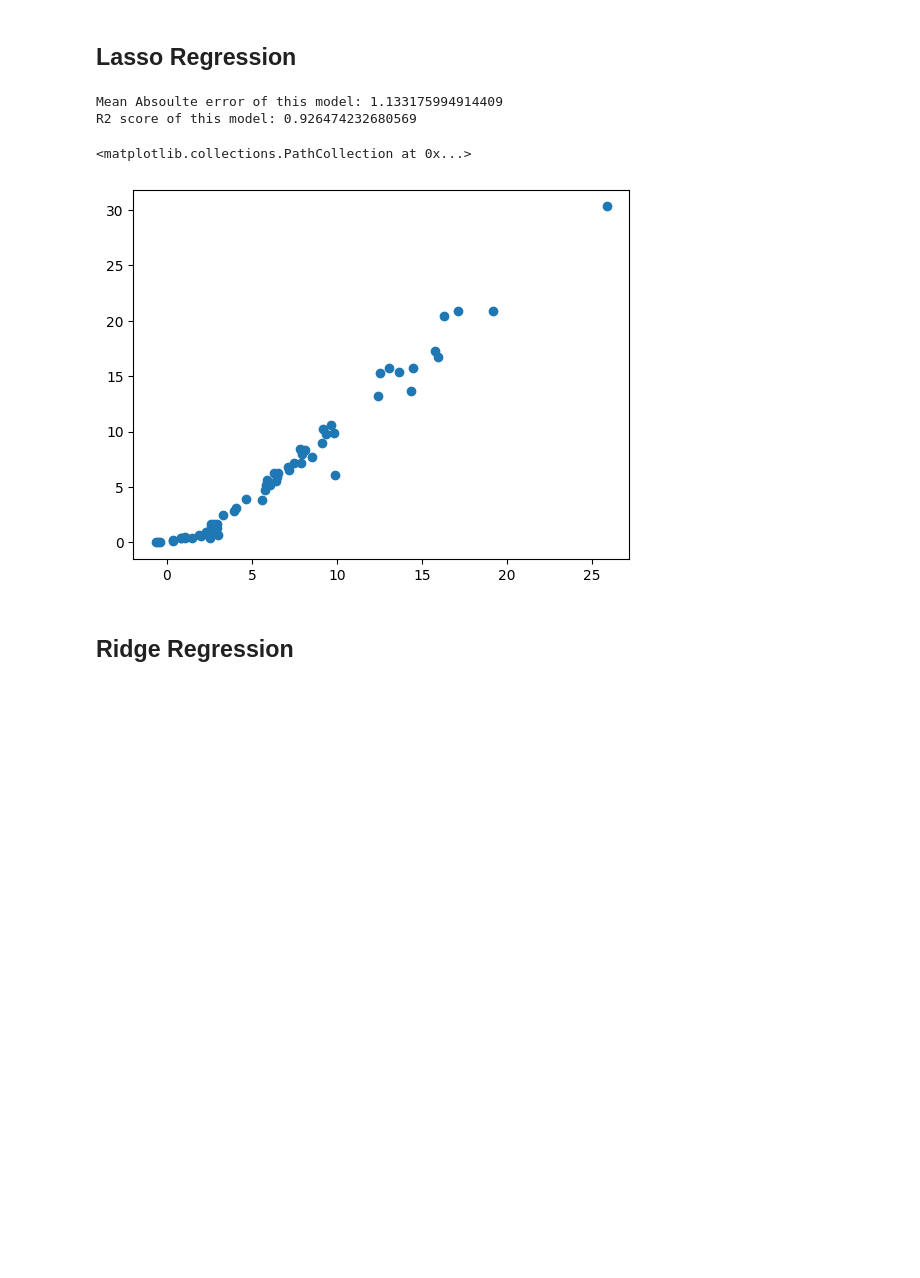
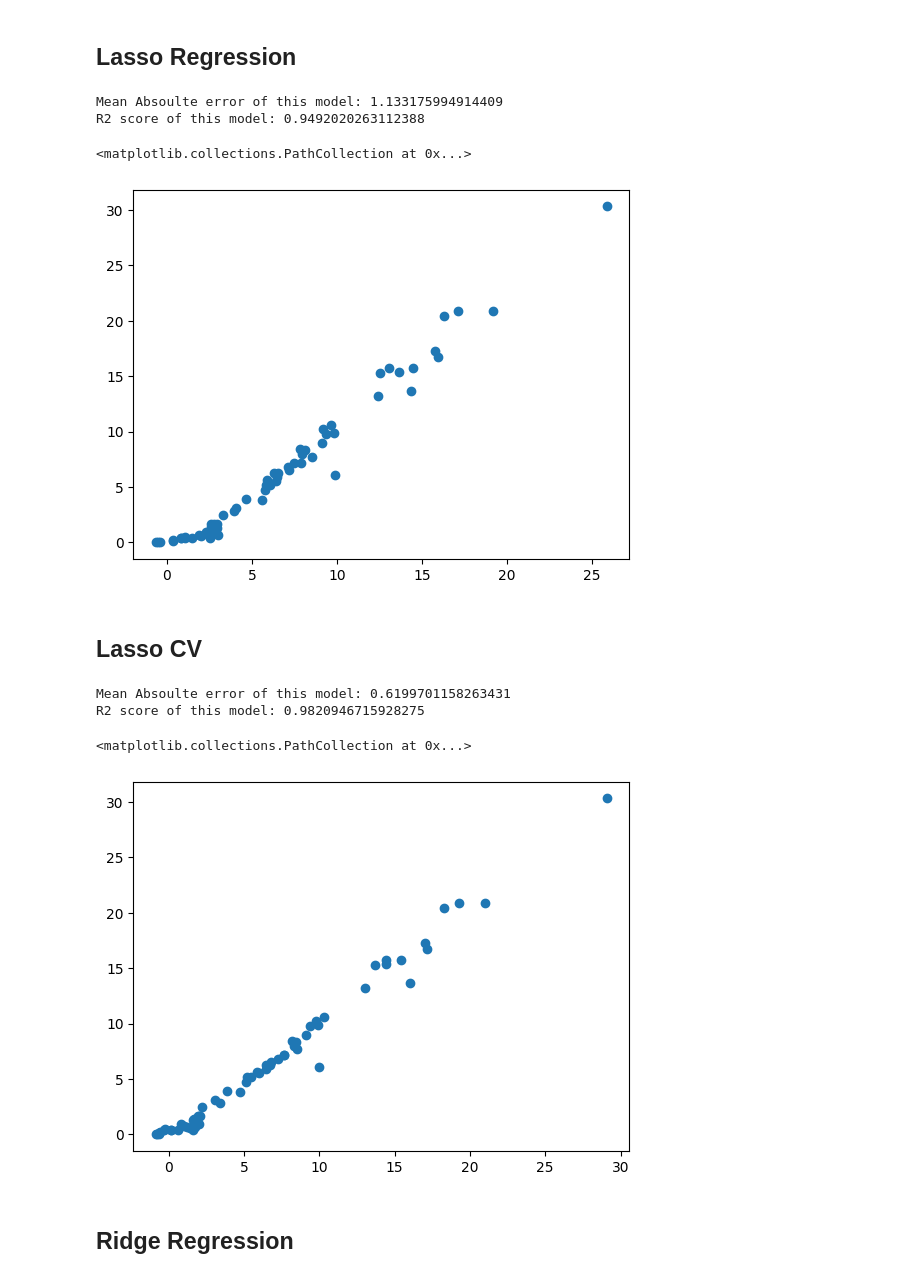
Before and after one commit to jawadchy2150/Data-Science-Course-Udemy-, a Jupyter notebook: 28-Ridge, Lasso & ElasticNet/Model Training.ipynb, the cells around one changed output. Saved outputs shown, nothing was run; the diff lists cells and outputs as text; code cells hidden in the pictures; blank space fills up the shorter version.

Commit message:
Applied Cross validation - RidgeCV, LassoCV

```diff
--- a/28-Ridge, Lasso & ElasticNet/Model Training.ipynb
+++ b/28-Ridge, Lasso & ElasticNet/Model Training.ipynb
@@ -175,8 +175,8 @@ lassoRegression = Lasso()
 lassoRegression.fit(X_train_scaled, y_train)
 y_predict = lassoRegression.predict(X_test_scaled)
 
-mae = mean_absolute_error(y_predict, y_test)
-score = r2_score(y_predict, y_test)
+mae = mean_absolute_error(y_test, y_predict)
+score = r2_score(y_test, y_predict)
 
 print("Mean Absoulte error of this model:", mae)
 print("R2 score of this model:", score)
@@ -184,9 +184,32 @@ print("R2 score of this model:", score)
 plt.scatter(y_predict, y_test)
 # %% [output]
 Mean Absoulte error of this model: 1.133175994914409
-R2 score of this model: 0.926474232680569
+R2 score of this model: 0.9492020263112388
 <matplotlib.collections.PathCollection at 0x...>
 [figure]
+# %% [markdown]
+## Lasso CV
+# %%
+from sklearn.linear_model import LassoCV
+from sklearn.metrics import mean_absolute_error
+from sklearn.metrics import r2_score
+
+lassocv = LassoCV()
+lassocv.fit(X_train_scaled, y_train)
+y_predict = lassocv.predict(X_test_scaled)
+
+mae = mean_absolute_error(y_test, y_predict)
+score = r2_score(y_test, y_predict)
+
+print("Mean Absoulte error of this model:", mae)
+print("R2 score of this model:", score)
+
+plt.scatter(y_predict, y_test)
+# %% [output]
+Mean Absoulte error of this model: 0.6199701158263431
+R2 score of this model: 0.9820946715928275
+<matplotlib.collections.PathCollection at 0x...>
+[figure, added]
 # %% [markdown]
 ## Ridge Regression
 # %%
```
Also changed, not shown: parts of 5 cells of this notebook.
